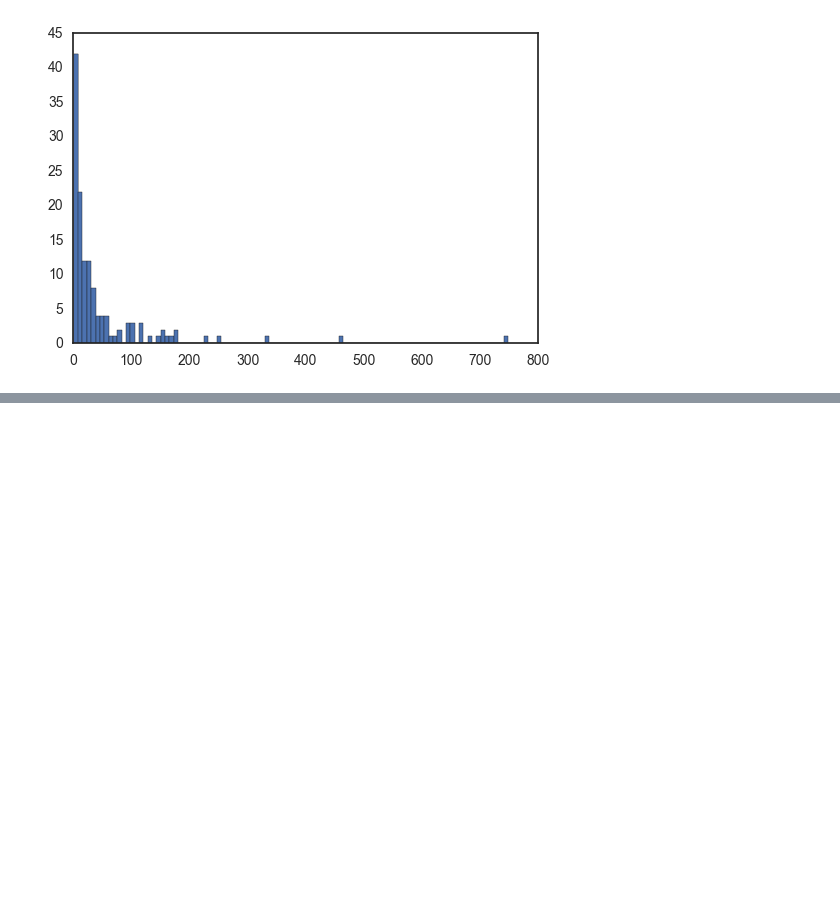
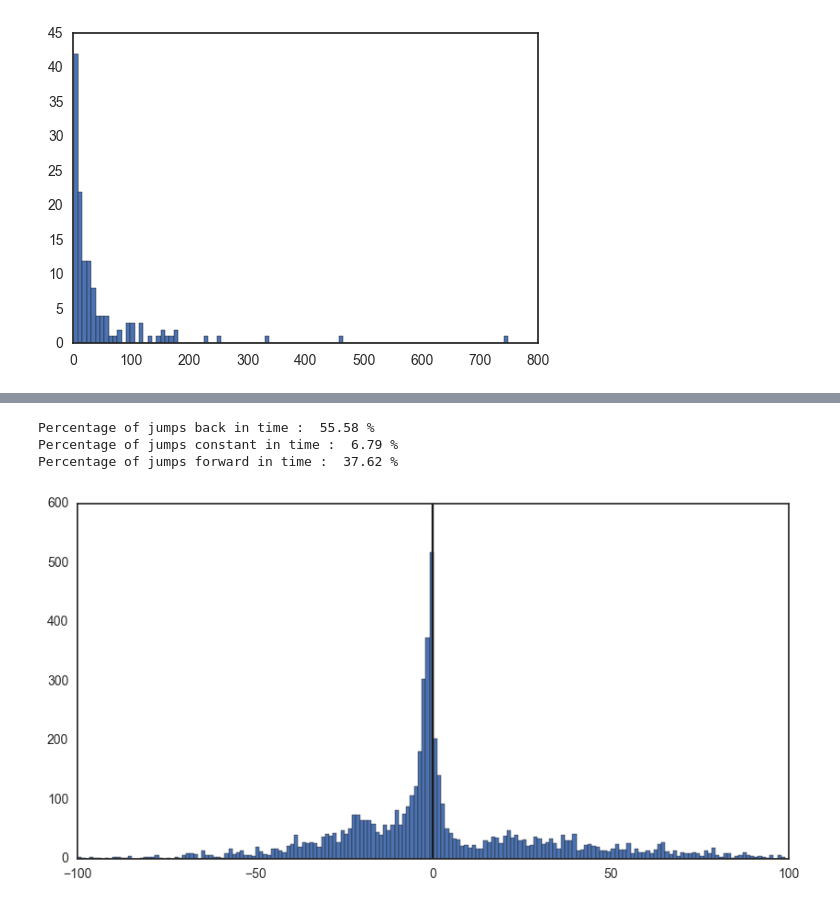
Before and after one commit to Gronlaen/mooc_analytics_visualisation, a Jupyter notebook: Video_analysis.ipynb, the cells around one changed output, grey strips where cells are left out. Saved outputs shown, nothing was run; the diff lists cells and outputs as text; code cells hidden in the pictures; blank space fills up the shorter version.

```diff
--- a/Video_analysis.ipynb
+++ b/Video_analysis.ipynb
@@ -65,0 +99,15 @@ plt.xticks(range(0,len(df_views)-1,5), [sec_to_min(x) for x in range(0,len(df_vi
+# %%
+df_click_views['oldtime_slots'] = pd.cut(df_click_views['OldTime'], slide_change,
+                                         labels=[x for x in range(0,len(slide_change)-1)])
+df_click_views['newtime_slots'] = pd.cut(df_click_views['NewTime'], slide_change,
+                                         labels=[x for x in range(0,len(slide_change)-1)])
+df_click_views['TimeDiff'] = df_click_views['NewTime'] - df_click_views['OldTime']
+df_click_views['SameSlot'] = df_click_views.apply(lambda row : 1 if row['oldtime_slots'] ==
+                                                  row['newtime_slots'] else 0,axis=1)
+print('Percentage of jumps inside the same slot : ',
+      int(len(df_click_views[df_click_views['SameSlot'] == 1])/len(df_click_views)*10000)/100, '%')
+df_click_views_cleaned = df_click_views[df_click_views['TimeDiff'] != 0].copy()
+print('Percentage of jumps inside the same slot (cleaned) : ',
+      int(len(df_click_views_cleaned[df_click_views_cleaned['SameSlot']
+                                     == 1])/len(df_click_views_cleaned)*10000)/100, '%')
+df_click_views.head(10)
@@ -65,0 +128,18 @@ plt.xticks(range(0,len(df_views)-1,5), [sec_to_min(x) for x in range(0,len(df_vi
+# %%
+user_dict = df_click_views_cleaned['TimeDiff'].values
+user_dict
+fig = plt.figure(figsize=(10,5))
+aa = plt.hist(list(user_dict), bins=2000);
+plt.plot((0, 0), (0, 600), 'k-', alpha=1)
+plt.xlim([-100,100]);
+print('Percentage of jumps back in time : ',
+      int(len(df_click_views[df_click_views['TimeDiff'] < 0])/len(df_click_views)*10000)/100, '%')
+print('Percentage of jumps constant in time : ',
+      int(len(df_click_views[df_click_views['TimeDiff'] == 0])/len(df_click_views)*10000)/100, '%')
+print('Percentage of jumps forward in time : ',
+      int(len(df_click_views[df_click_views['TimeDiff'] > 0])/len(df_click_views)*10000)/100, '%')
+# %% [output]
+Percentage of jumps back in time :  55.58 %
+Percentage of jumps constant in time :  6.79 %
+Percentage of jumps forward in time :  37.62 %
+[figure, added]
```
Also changed, not shown: parts of 13 cells of this notebook, 6 other files.
